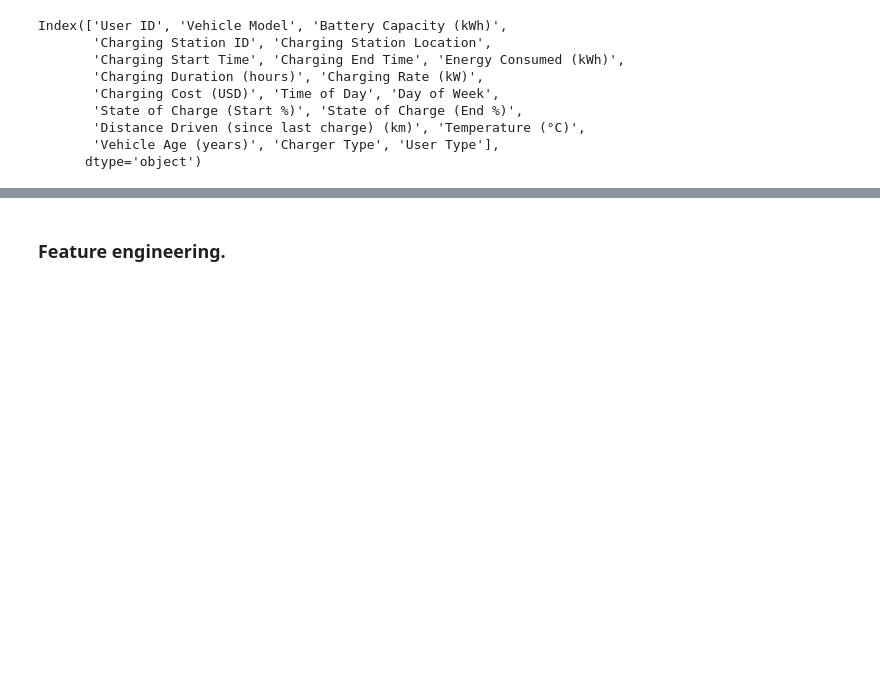
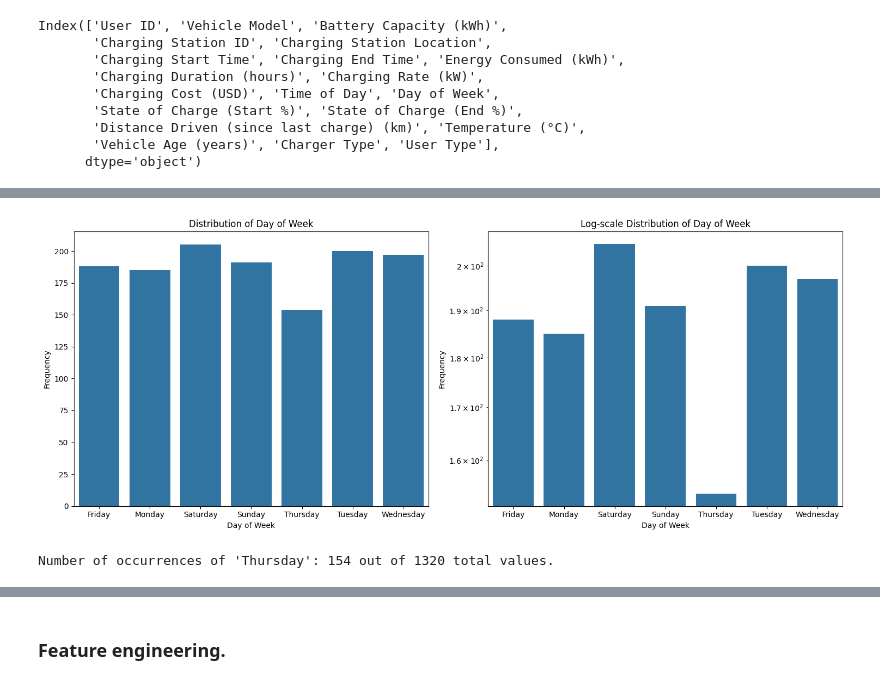
Before and after one commit to dhirana-s/MYDAC-Curriculum, a Jupyter notebook: InternalProject/emvDraft1.ipynb, the cells around one changed output, grey strips where cells are left out. Cells and saved outputs as stored; diff of their text form; code cells hidden in the pictures; blank space fills up the shorter version.

```diff
--- a/InternalProject/emvDraft1.ipynb
+++ b/InternalProject/emvDraft1.ipynb
@@ -267,0 +310,24 @@ Name: count, Length: 1320, dtype: int64
+# %%
+fig, axes = plt.subplots(1, 2, figsize=(15, 6))
+
+titles = ['Distribution of Day of Week', 'Log-scale Distribution of Day of Week']
+yscales = [None, 'log']
+
+for ax, title, yscale in zip(axes, titles, yscales):
+    sns.countplot(data=df, x='Day of Week', ax=ax)
+    ax.set_title(title)
+    ax.set_xlabel('Day of Week')
+    ax.set_ylabel('Frequency')
+    if yscale:  # Apply log scale if specified
+        ax.set_yscale(yscale)
+
+# Adjust layout for better visibility
+plt.tight_layout()
+plt.show()
+
+
+thursday_count = df['Day of Week'].value_counts().get('Thursday', 0)
+print(f"Number of occurrences of 'Thursday': {thursday_count}" + " out of 1320 total values.")
+# %% [output]
+[figure, added]
+Number of occurrences of 'Thursday': 154 out of 1320 total values.
```
Also changed, not shown: parts of 9 cells of this notebook, 1 other file.
